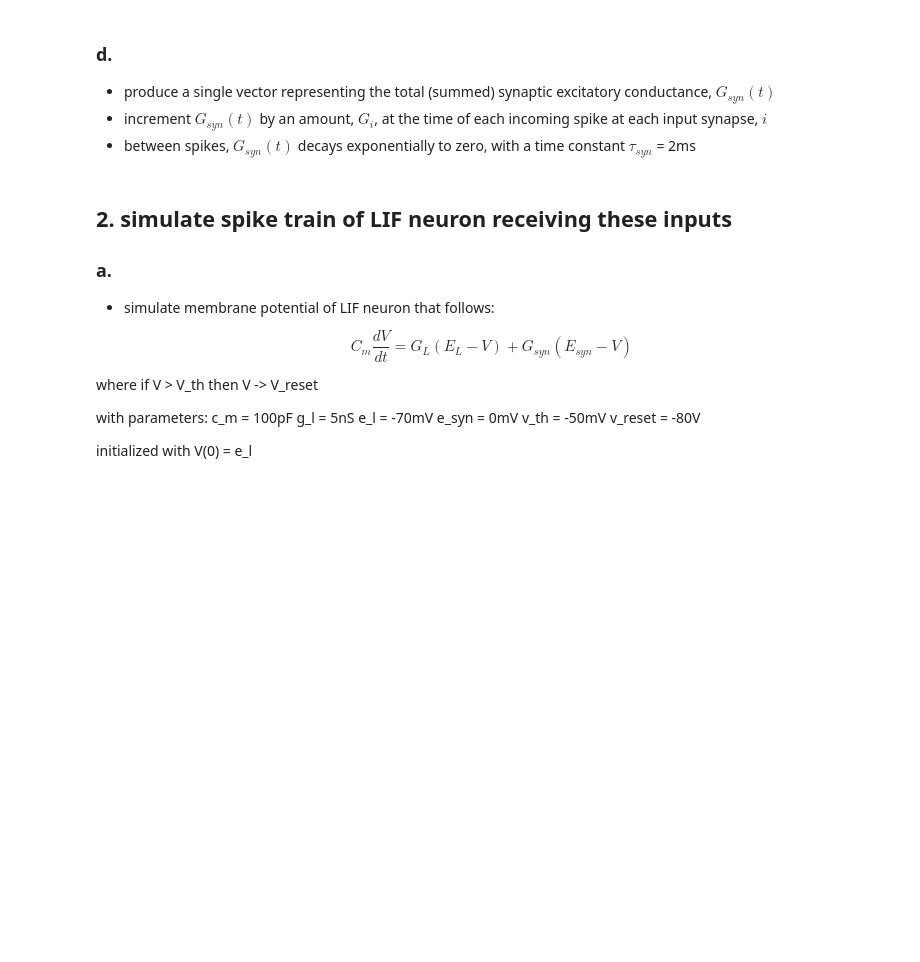
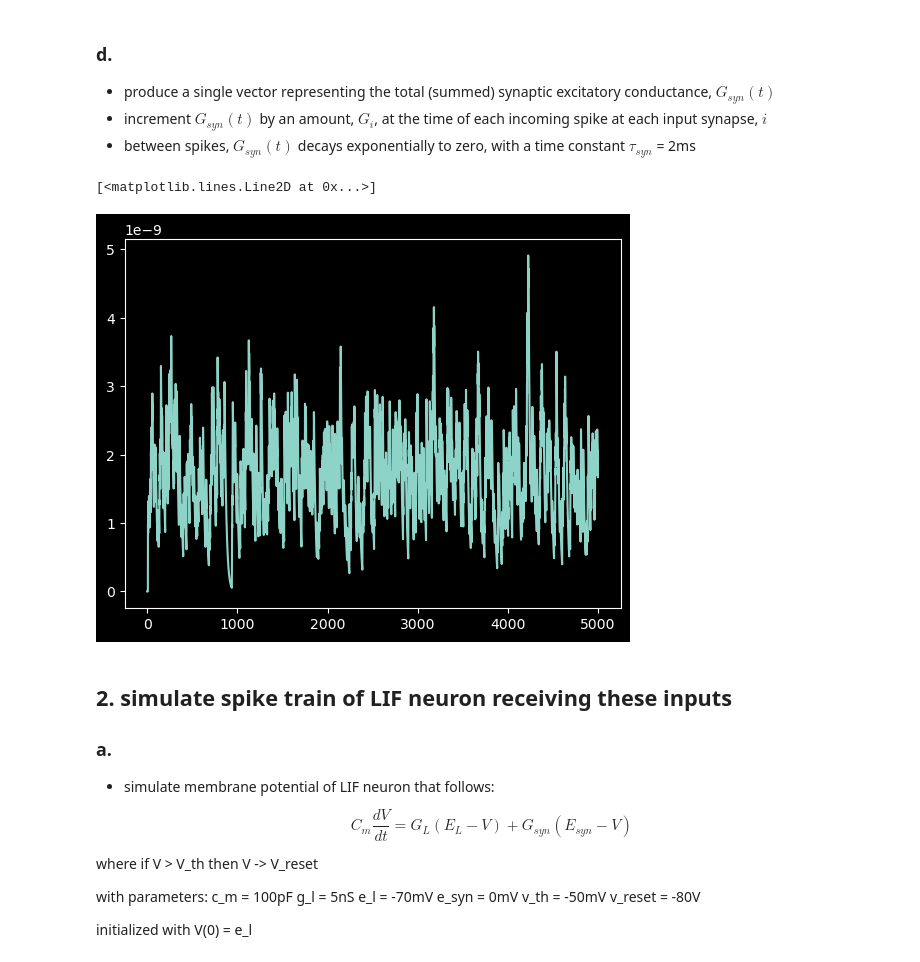
Before and after one commit to polsen99/intro_comp_neuro, a Jupyter notebook: ch8 (learning and synaptic plasticity)/tutorial 8.2 - competition via STDP.ipynb, the cells around one changed output. Cells and saved outputs as stored; diff of their text form; code cells hidden in the pictures; blank space fills up the shorter version.

```diff
--- a/ch8 (learning and synaptic plasticity)/tutorial 8.2 - competition via STDP.ipynb
+++ b/ch8 (learning and synaptic plasticity)/tutorial 8.2 - competition via STDP.ipynb
@@ -83,4 +88,10 @@ def get_synaptic_conductance(input_spikes, g_i):
     return g_syn
+# %%
+test = get_synaptic_conductance(input_spikes, g_i)
+plt.plot(test)
+# %% [output]
+[<matplotlib.lines.Line2D at 0x...>]
+[figure, added]
 # %% [markdown]
 ## 2. simulate spike train of LIF neuron receiving these inputs
 ### a.
```
Also changed, not shown: parts of 23 cells of this notebook.
